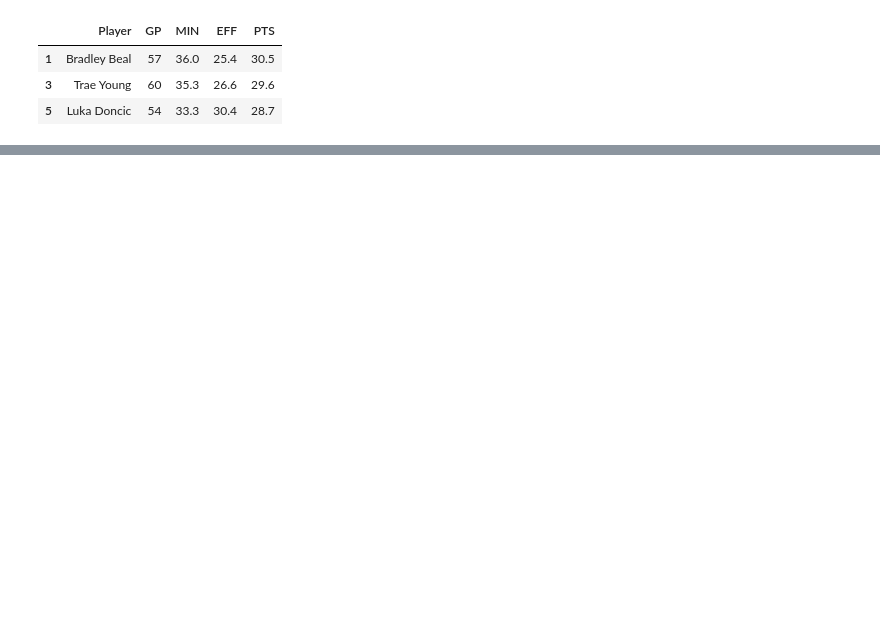
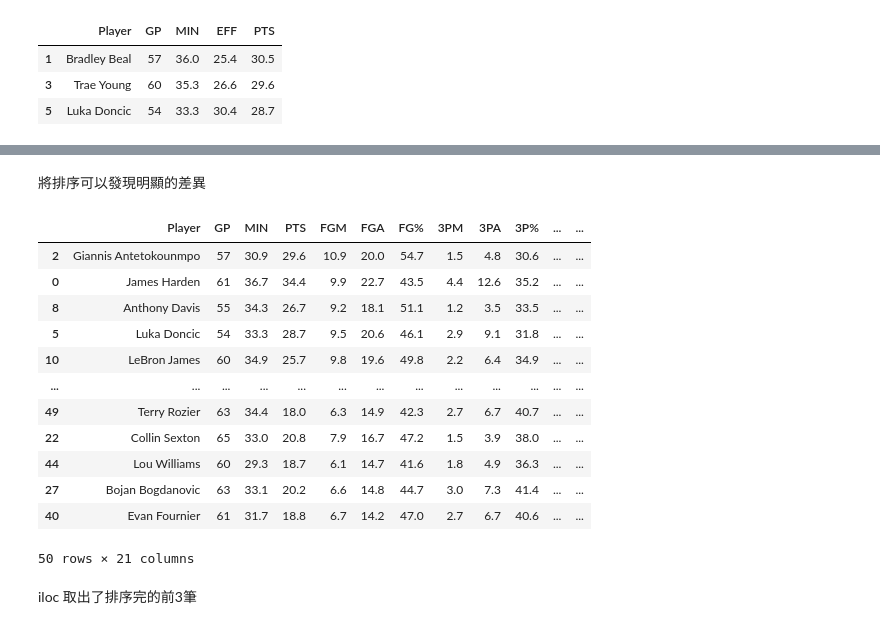
Before and after one commit to Eddie02582/Python, a Jupyter notebook: pandas/Datafram/Read data and Data selection.ipynb, the cells around one changed output, grey strips where cells are left out. Cells and saved outputs as stored; diff of their text form; code cells hidden in the pictures; blank space fills up the shorter version.

```diff
--- a/pandas/Datafram/Read data and Data selection.ipynb
+++ b/pandas/Datafram/Read data and Data selection.ipynb
@@ -296,0 +299,22 @@ df.loc[0][1]
+# %% [markdown]
+將排序可以發現明顯的差異
+# %%
+df_sort = df.sort_values(by='EFF',ascending=False)
+# %%
+df_sort
+# %% [output]
+|  | Player | GP | MIN | PTS | FGM | FGA | FG% | 3PM | 3PA | 3P% | ... | ... |
+| 2 | Giannis Antetokounmpo | 57 | 30.9 | 29.6 | 10.9 | 20.0 | 54.7 | 1.5 | 4.8 | 30.6 | ... | ... |
+| 0 | James Harden | 61 | 36.7 | 34.4 | 9.9 | 22.7 | 43.5 | 4.4 | 12.6 | 35.2 | ... | ... |
+| 8 | Anthony Davis | 55 | 34.3 | 26.7 | 9.2 | 18.1 | 51.1 | 1.2 | 3.5 | 33.5 | ... | ... |
+| 5 | Luka Doncic | 54 | 33.3 | 28.7 | 9.5 | 20.6 | 46.1 | 2.9 | 9.1 | 31.8 | ... | ... |
+| 10 | LeBron James | 60 | 34.9 | 25.7 | 9.8 | 19.6 | 49.8 | 2.2 | 6.4 | 34.9 | ... | ... |
+| ... | ... | ... | ... | ... | ... | ... | ... | ... | ... | ... | ... | ... |
+| 49 | Terry Rozier | 63 | 34.4 | 18.0 | 6.3 | 14.9 | 42.3 | 2.7 | 6.7 | 40.7 | ... | ... |
+| 22 | Collin Sexton | 65 | 33.0 | 20.8 | 7.9 | 16.7 | 47.2 | 1.5 | 3.9 | 38.0 | ... | ... |
+| 44 | Lou Williams | 60 | 29.3 | 18.7 | 6.1 | 14.7 | 41.6 | 1.8 | 4.9 | 36.3 | ... | ... |
+| 27 | Bojan Bogdanovic | 63 | 33.1 | 20.2 | 6.6 | 14.8 | 44.7 | 3.0 | 7.3 | 41.4 | ... | ... |
+| 40 | Evan Fournier | 61 | 31.7 | 18.8 | 6.7 | 14.2 | 47.0 | 2.7 | 6.7 | 40.6 | ... | ... |
+50 rows × 21 columns
+# %% [markdown]
+iloc 取出了排序完的前3筆
```
Also changed, not shown: parts of 63 cells of this notebook.
